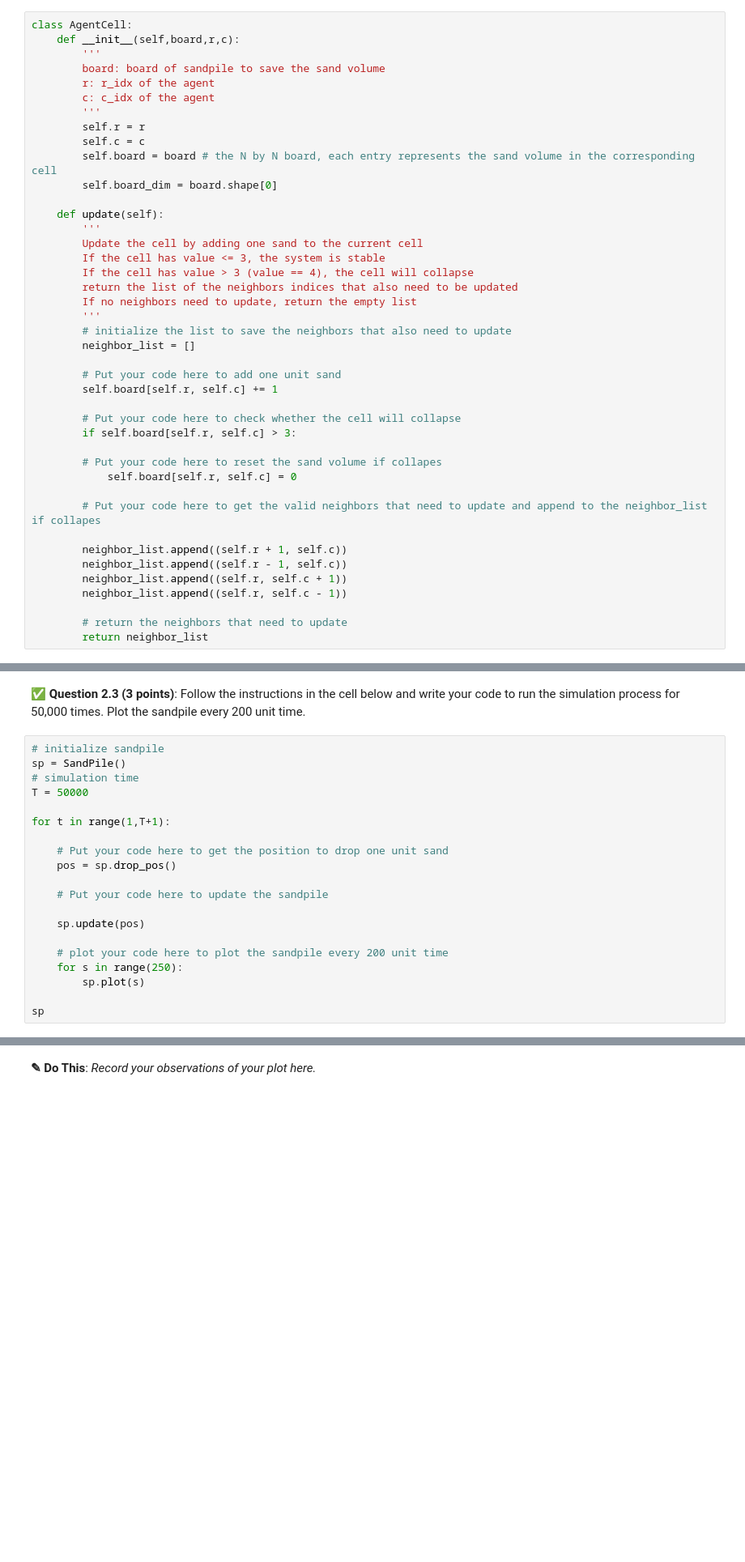
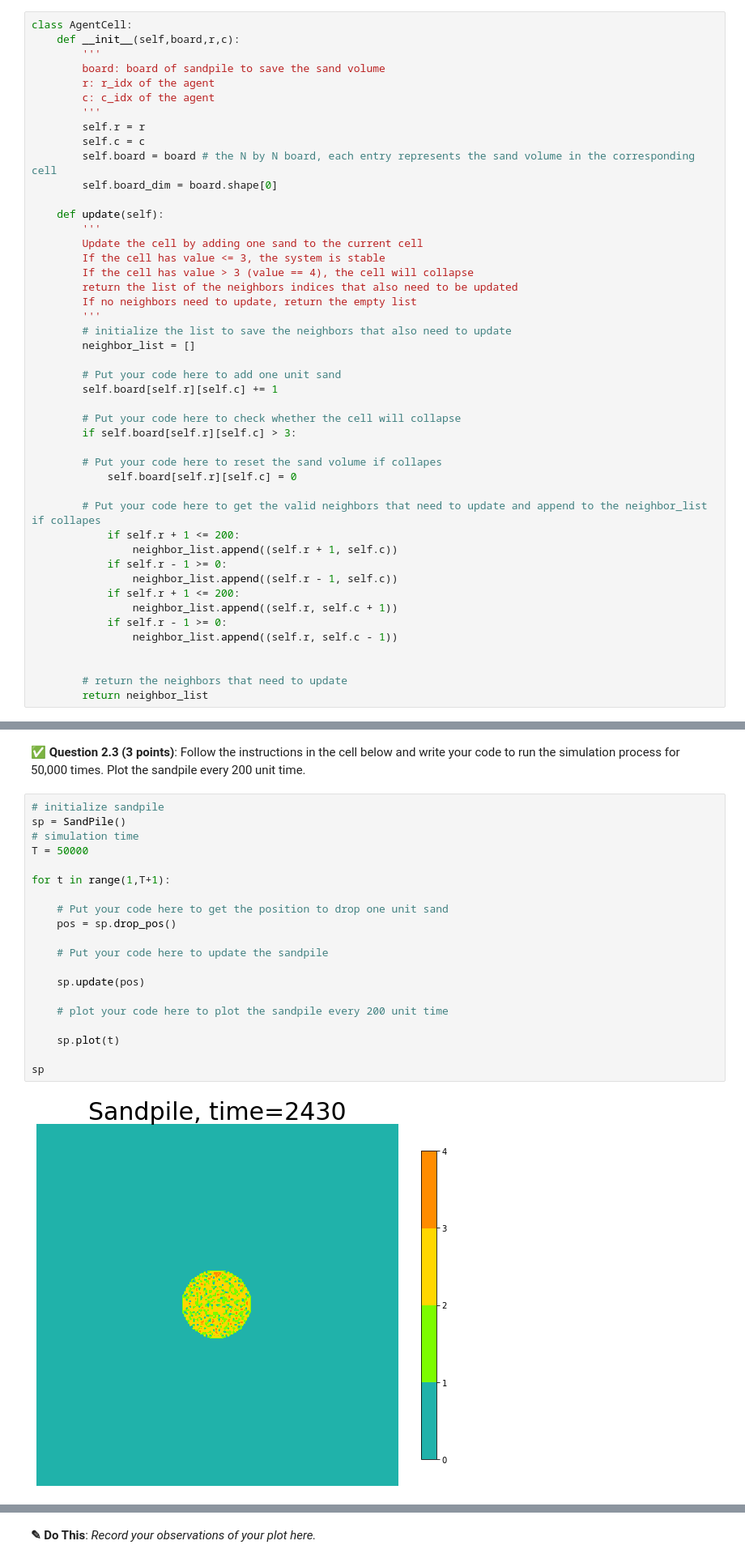
Before and after one commit to barnbyje/cmse202-s22-turnin, a Jupyter notebook: hw-03/HW-03_ABMAndGraphTheory-STUDENT.ipynb, the cells around one changed output, grey strips where cells are left out. Shown at 81% size. Drawn from its saved outputs; the diff is of its cells as text; blank space fills up the shorter version.

```diff
--- a/hw-03/HW-03_ABMAndGraphTheory-STUDENT.ipynb
+++ b/hw-03/HW-03_ABMAndGraphTheory-STUDENT.ipynb
@@ -117,20 +117,24 @@ class AgentCell:
         neighbor_list = []
 
         # Put your code here to add one unit sand
-        self.board[self.r, self.c] += 1
+        self.board[self.r][self.c] += 1
 
         # Put your code here to check whether the cell will collapse
-        if self.board[self.r, self.c] > 3:
+        if self.board[self.r][self.c] > 3:
 
         # Put your code here to reset the sand volume if collapes
-            self.board[self.r, self.c] = 0
+            self.board[self.r][self.c] = 0
 
         # Put your code here to get the valid neighbors that need to update and append to the neighbor_list if collapes
+            if self.r + 1 <= 200:
+                neighbor_list.append((self.r + 1, self.c))
+            if self.r - 1 >= 0:
+                neighbor_list.append((self.r - 1, self.c))
+            if self.r + 1 <= 200:
+                neighbor_list.append((self.r, self.c + 1))
+            if self.r - 1 >= 0:
+                neighbor_list.append((self.r, self.c - 1))
 
-        neighbor_list.append((self.r + 1, self.c))
-        neighbor_list.append((self.r - 1, self.c))
-        neighbor_list.append((self.r, self.c + 1))
-        neighbor_list.append((self.r, self.c - 1))
 
         # return the neighbors that need to update
         return neighbor_list
@@ -222,21 +227,22 @@ class SandPile:
 # %%
 # initialize sandpile
 sp = SandPile()
 # simulation time
 T = 50000
 
 for t in range(1,T+1):
 
     # Put your code here to get the position to drop one unit sand
     pos = sp.drop_pos()
 
     # Put your code here to update the sandpile
 
     sp.update(pos)
 
     # plot your code here to plot the sandpile every 200 unit time
-    for s in range(250):
-        sp.plot(s)
+
+    sp.plot(t)
 
 sp
 # %% [output]
+[figure, added]
```
Also changed, not shown: parts of 9 cells of this notebook.
